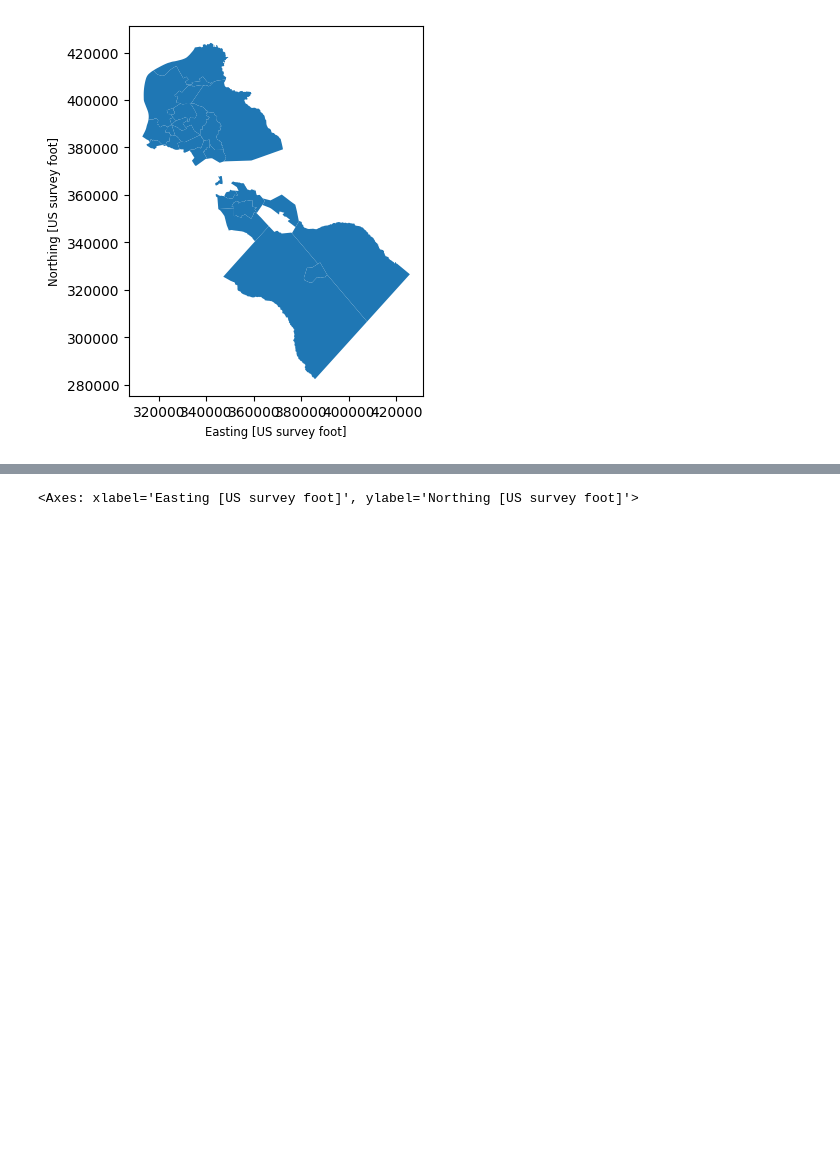
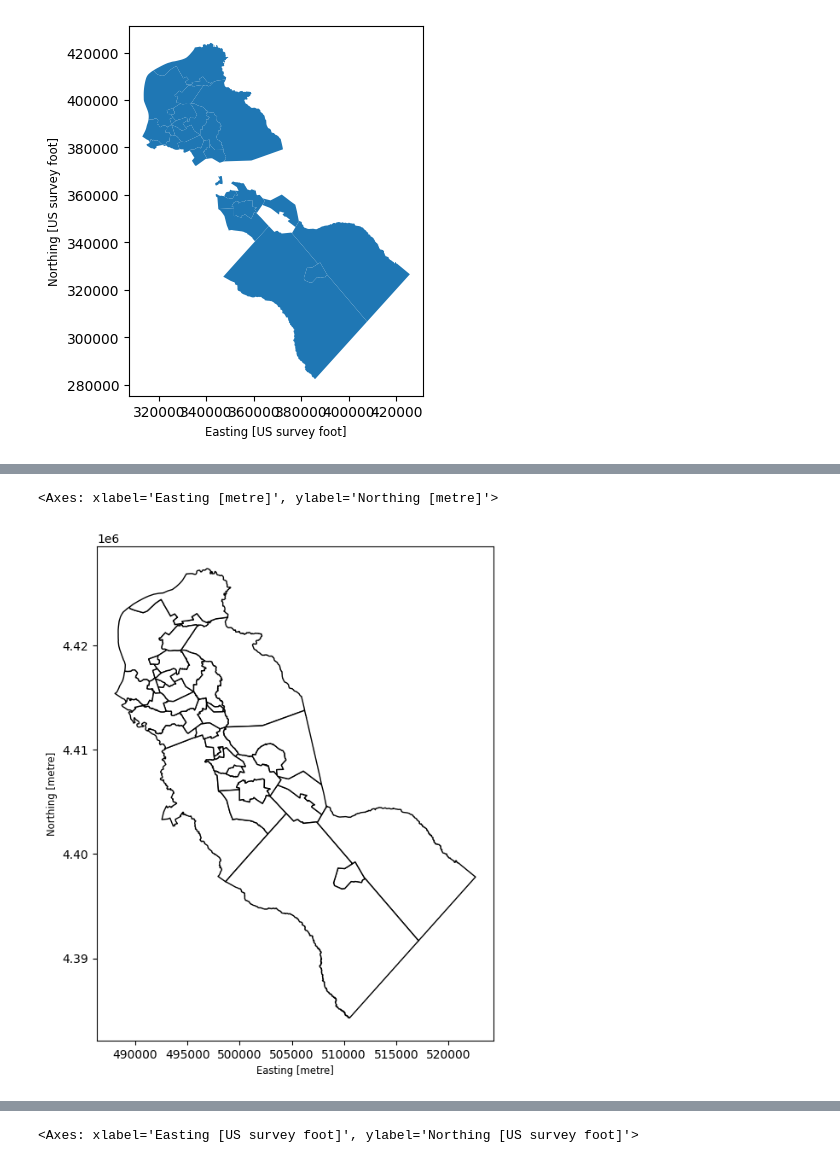
Before and after one commit to MhiyaJ/My-GIS-Stuff, a Jupyter notebook: CCHSDistrict_(PS3).ipynb, the cells around one changed output, grey strips where cells are left out. Cells and saved outputs as stored; diff of their text form; code cells hidden in the pictures; blank space fills up the shorter version.

```diff
--- a/CCHSDistrict_(PS3).ipynb
+++ b/CCHSDistrict_(PS3).ipynb
@@ -167,0 +194,6 @@ Muni = gpd.read_file('Municipalities.shp')
+# %%
+Muni.rename(columns={'NAMELSAD' : 'Muni'}, inplace=True)
+Muni['Muni'] = Muni['Muni'].str.upper()
+Muni.loc[Muni['Muni'] == 'GLOUCESTER CITY CITY','Muni'] = 'GLOUCESTER CITY'
+
+Muni [['GEOID', 'Muni', 'geometry' ]]
@@ -167,0 +218,6 @@ Muni = gpd.read_file('Municipalities.shp')
+# %%
+fig, ax = plt.subplots(1, figsize=(6,10))
+Muni.plot(ax=ax,edgecolor='black', color = 'white', linewidth=1)
+# %% [output]
+<Axes: xlabel='Easting [metre]', ylabel='Northing [metre]'>
+[figure, added]
```
Also changed, not shown: parts of 21 cells of this notebook.
